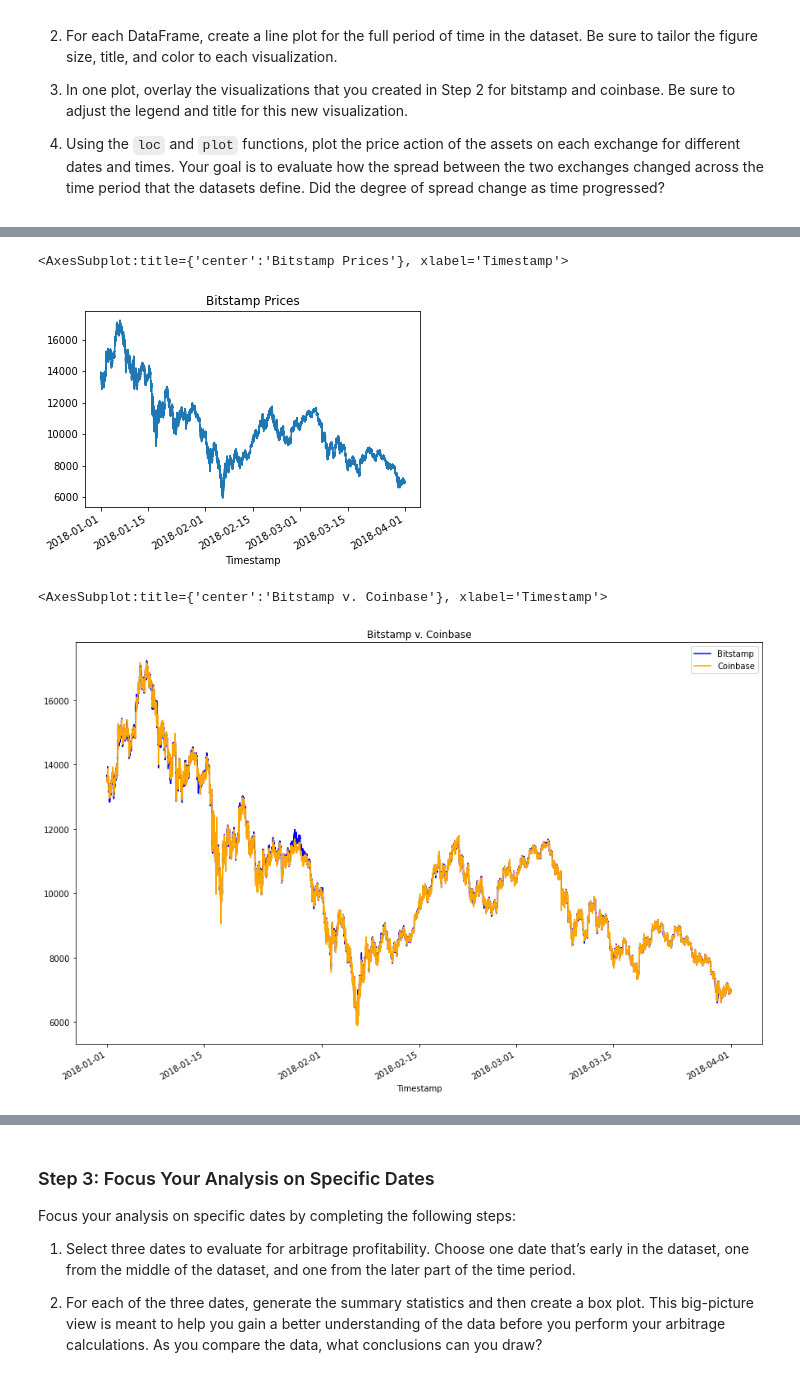
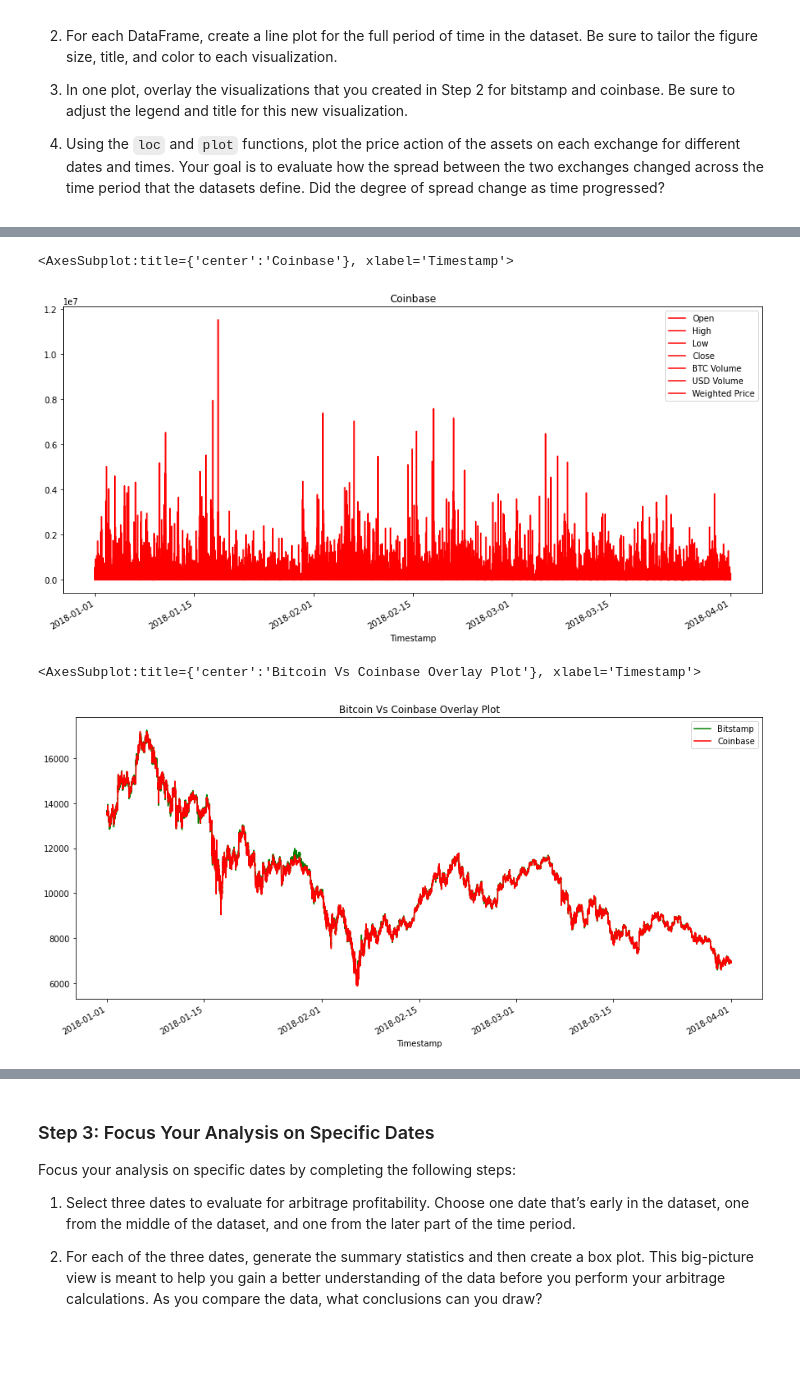
Before and after one commit to Swati-Subhadarshini/UWFinTech_Module3_Challenge, a Jupyter notebook: crypto_arbitrage.ipynb, the cells around one changed output, grey strips where cells are left out. Drawn from its saved outputs; the diff is of its cells as text; code cells hidden in the pictures; blank space fills up the shorter version.

```diff
--- a/crypto_arbitrage.ipynb
+++ b/crypto_arbitrage.ipynb
@@ -58,6 +67,6 @@ bitstamp = pd.read_csv(Path())
 # The CSV file is located in the Resources folder.
 # Set the index to the column "Timestamp"
 # Set the parse_dates and infer_datetime_format parameters
-coinbase = # YOUR CODE HERE
+coinbase = pd.read_csv(Path("Resources/coinbase.csv"), index_col="Timestamp", parse_dates=True, infer_datetime_format=True)
 # %%
 # Use the head (and/or tail) function to confirm that the data was imported properly.
@@ -111,0 +197,4 @@ To prepare and clean your data for analysis, complete the following steps:
+# %%
+#If coinbase dataframe has NaN values either use dropna() to remove the row or fillna with value 0 or Unknown.
+coinbase = coinbase.dropna()
+coinbase.isnull().sum()
@@ -111,0 +210,4 @@ To prepare and clean your data for analysis, complete the following steps:
+# %%
+# Use the str.replace function to remove the dollar sign, $
+coinbase.loc[:, "Close"] = coinbase.loc[:, "Close"].str.replace("$","")
+coinbase.head()
@@ -111,0 +222,4 @@ To prepare and clean your data for analysis, complete the following steps:
+# %%
+# Convert the Close data type to a float
+coinbase.loc[:, "Close"] = coinbase.loc[:, "Close"].astype("float")
+coinbase.dtypes
@@ -205,18 +334,19 @@ Sort through the time series data associated with the bitstamp and coinbase Data
 # %%
 # Create a line plot for the coinbase DataFrame for the full length of time in the dataset
 # Be sure that the figure size, title, and color are tailored to each visualization
-# YOUR CODE HERE
+coinbase.plot(figsize=(15, 7), title="Coinbase", color='red')
 # %% [output]
-<AxesSubplot:title={'center':'Bitstamp Prices'}, xlabel='Timestamp'>
+<AxesSubplot:title={'center':'Coinbase'}, xlabel='Timestamp'>
-[figure, old version]
+[figure, new version]
 # %%
 # Overlay the visualizations for the bitstamp and coinbase DataFrames in one plot
 # The plot should visualize the prices over the full lenth of the dataset
 # Be sure to include the parameters: legend, figure size, title, and color and label
-# YOUR CODE HERE
+bitstamp["Close"].plot(legend=True, figsize=(15, 7), title="Bitcoin Vs Coinbase Overlay Plot", color="green", label="Bitstamp")
+coinbase["Close"].plot(legend=True, figsize=(15, 7), color="red", label="Coinbase")
 # %% [output]
-<AxesSubplot:title={'center':'Bitstamp v. Coinbase'}, xlabel='Timestamp'>
+<AxesSubplot:title={'center':'Bitcoin Vs Coinbase Overlay Plot'}, xlabel='Timestamp'>
-[figure, old version]
+[figure, new version]
 # %%
 # Using the loc and plot functions, create an overlay plot that visualizes
 # the price action of both DataFrames for a one month period early in the dataset
```
Also changed, not shown: parts of 49 cells of this notebook.
